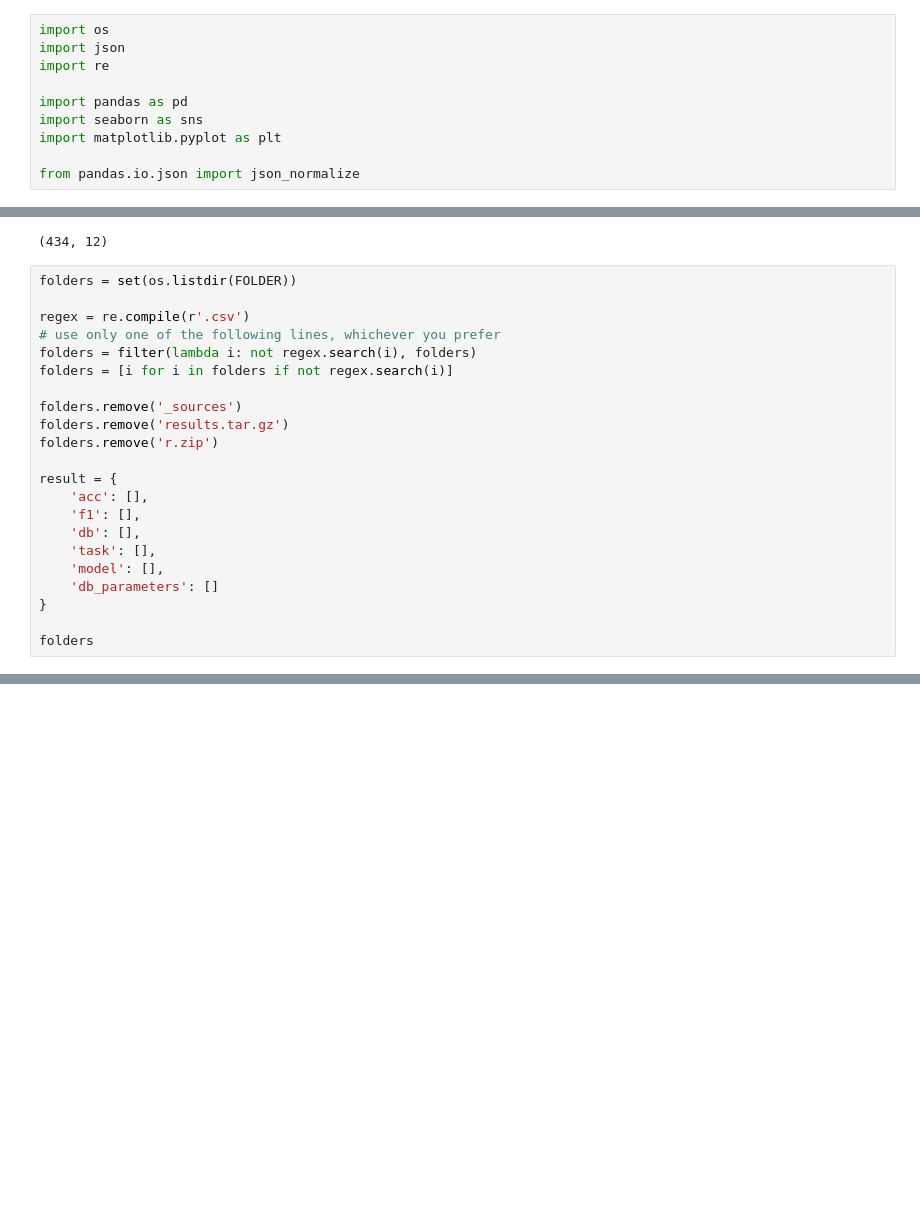
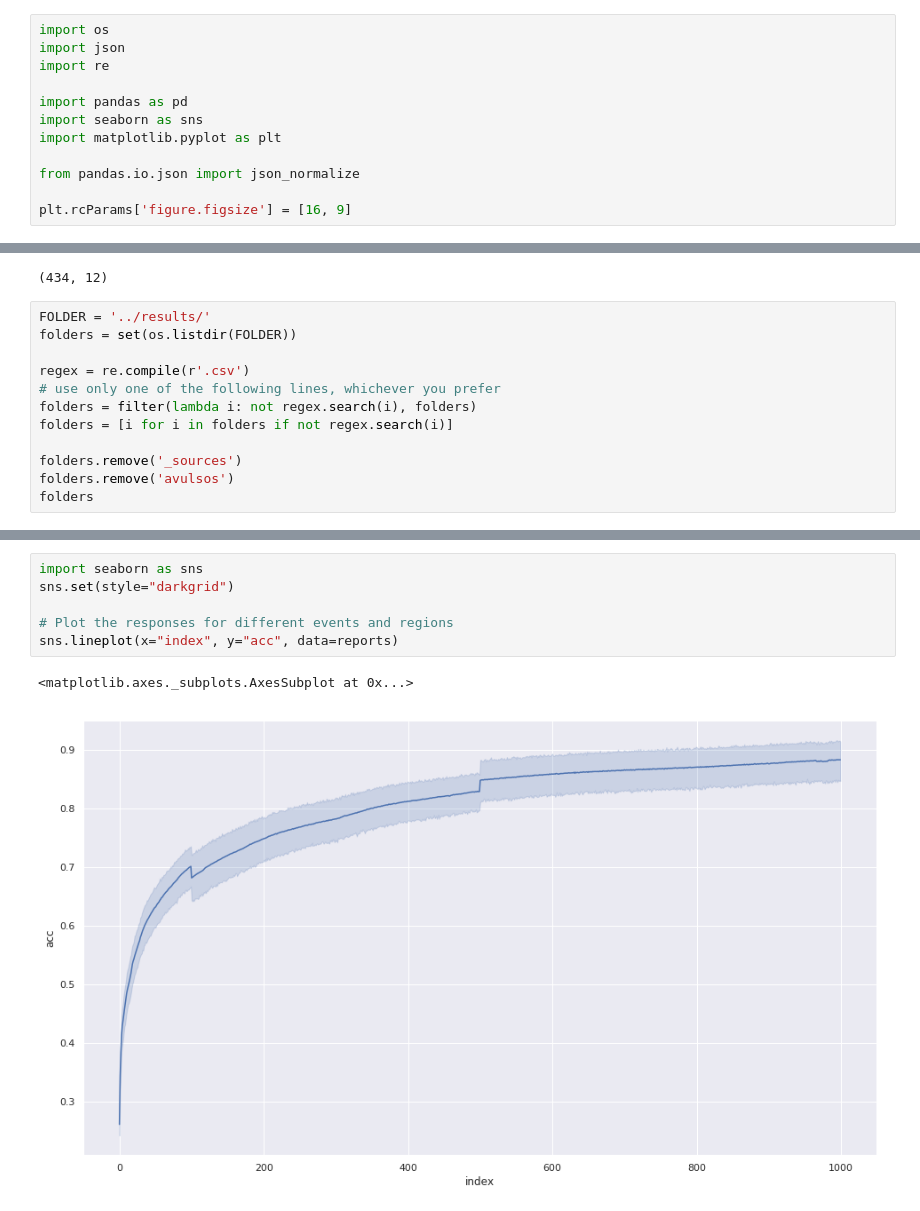
Before and after one commit to gcouti/qa, a Jupyter notebook: analysis/babi-baseline-results.ipynb, the cells around one changed output, grey strips where cells are left out. Drawn from its saved outputs; the diff is of its cells as text; blank space fills up the shorter version.

```diff
--- a/analysis/babi-baseline-results.ipynb
+++ b/analysis/babi-baseline-results.ipynb
@@ -10,6 +10,8 @@ import seaborn as sns
 import matplotlib.pyplot as plt
 
 from pandas.io.json import json_normalize
+
+plt.rcParams['figure.figsize'] = [16, 9]
 # %%
 def CustomParser(data):
     return json.loads(data)
@@ -34,6 +36,7 @@ df.shape
 # %% [output]
 (434, 12)
 # %%
+FOLDER = '../results/'
 folders = set(os.listdir(FOLDER))
 
 regex = re.compile(r'.csv')
@@ -42,17 +45,6 @@ folders = filter(lambda i: not regex.search(i), folders)
 folders = [i for i in folders if not regex.search(i)]
 
 folders.remove('_sources')
-folders.remove('results.tar.gz')
-folders.remove('r.zip')
-
-result = {
-    'acc': [],
-    'f1': [],
-    'db': [],
-    'task': [],
-    'model': [],
-    'db_parameters': []
-}
-
+folders.remove('avulsos')
 folders
 # %% [output]
@@ -180,0 +185,9 @@ sns.heatmap(pivot, cmap="Blues", linewidths=1, annot=True, cbar=False, vmin=0.94
+# %%
+import seaborn as sns
+sns.set(style="darkgrid")
+
+# Plot the responses for different events and regions
+sns.lineplot(x="index", y="acc", data=reports)
+# %% [output]
+<matplotlib.axes._subplots.AxesSubplot at 0x...>
+[figure, added]
```
Also changed, not shown: parts of 10 cells of this notebook, 1 other file.
